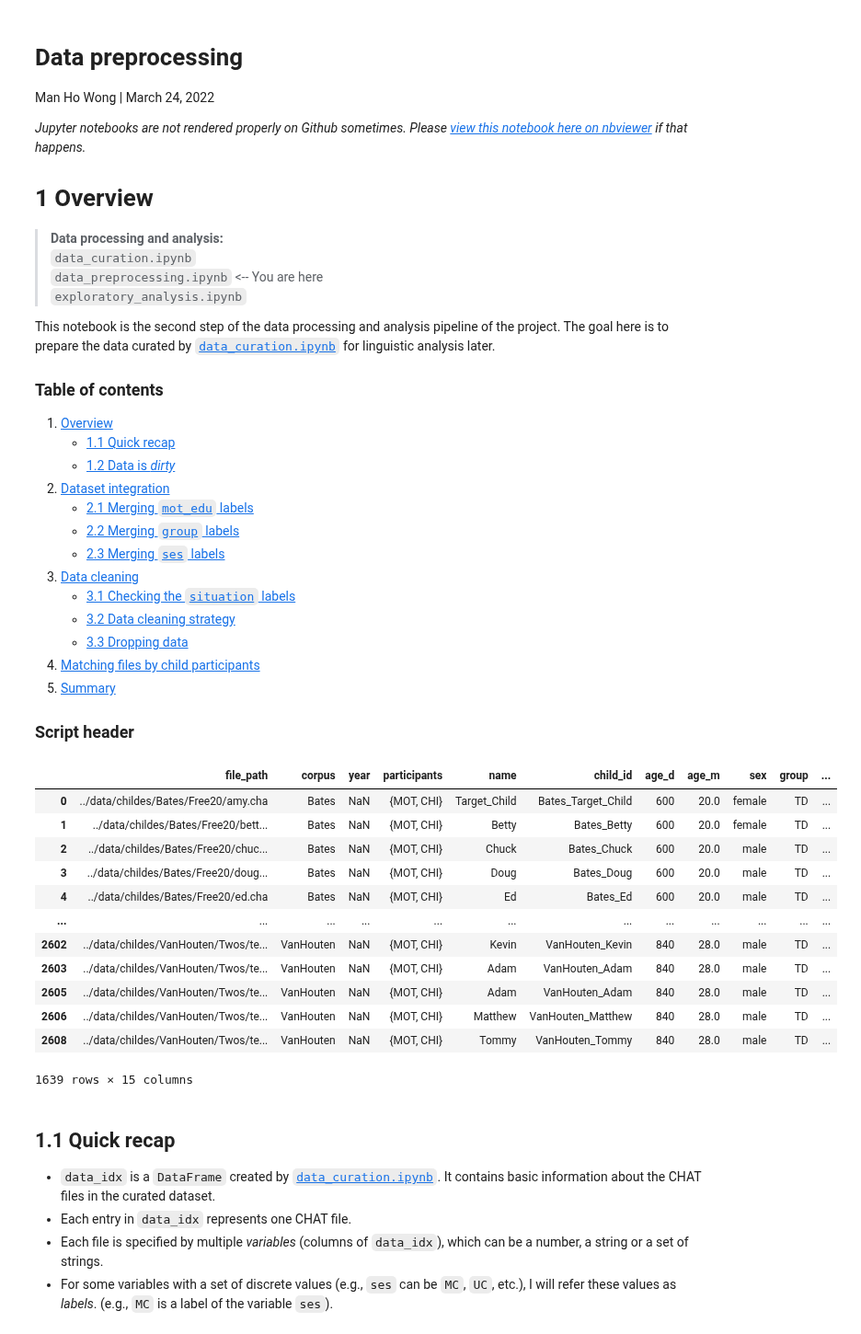
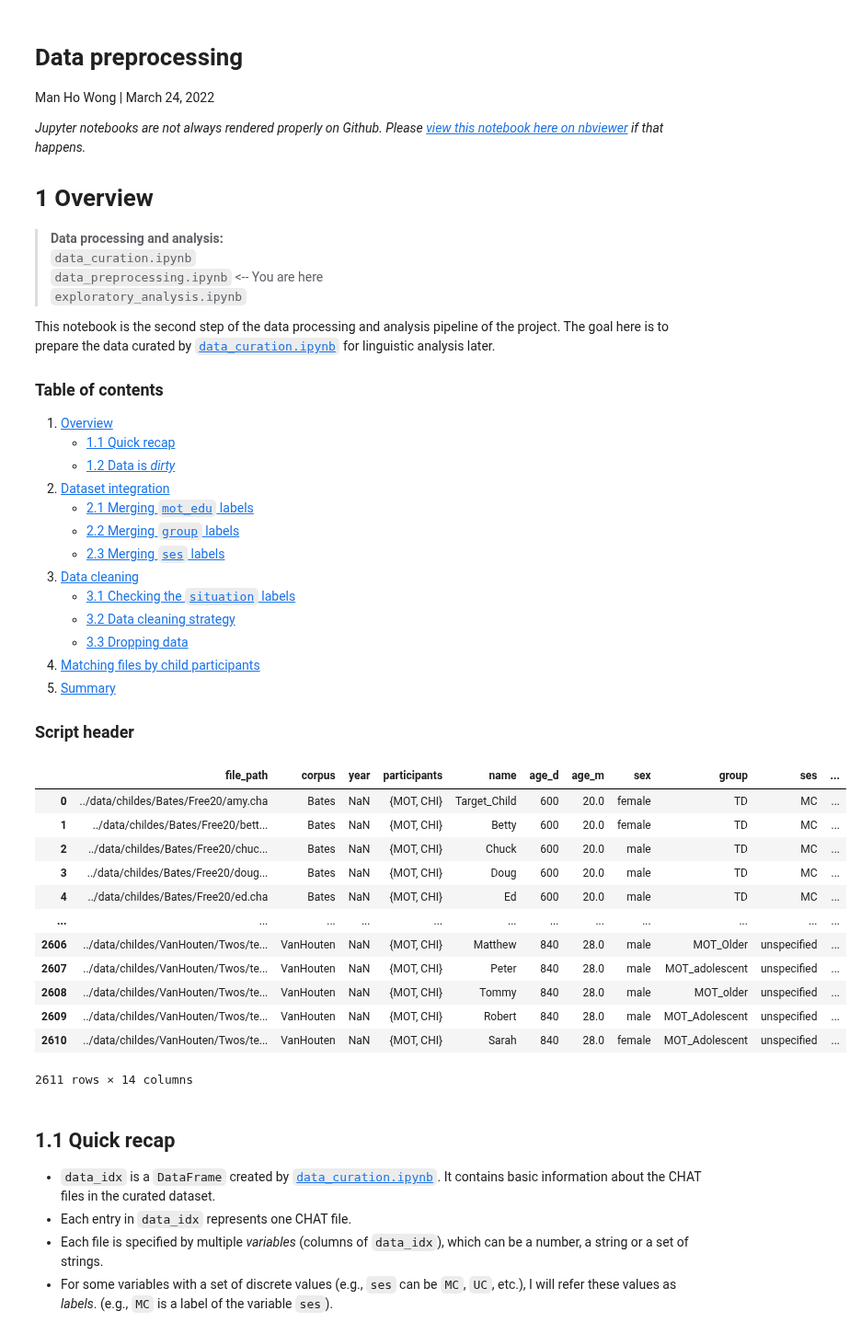
Before and after one commit to Data-Science-for-Linguists-2022/Child-Vocab-Development, a Jupyter notebook: code/data_preprocessing.ipynb, the cells around one changed output. Shown at 92% size. Saved outputs shown, nothing was run; the diff lists cells and outputs as text; code cells hidden in the pictures.

```diff
--- a/code/data_preprocessing.ipynb
+++ b/code/data_preprocessing.ipynb
@@ -3,7 +3,7 @@
 
 Man Ho Wong | March 24, 2022
 
-*Jupyter notebooks are not rendered properly on Github sometimes. Please [view this notebook here on nbviewer](https://nbviewer.org/github/Data-Science-for-Linguists-2022/Child-Vocab-Development/blob/main/code/data_preprocessing.ipynb) if that happens.*
+*Jupyter notebooks are not always rendered properly on Github. Please [view this notebook here on nbviewer](https://nbviewer.org/github/Data-Science-for-Linguists-2022/Child-Vocab-Development/blob/main/code/exploratory_analysis.ipynb) if that happens.*
 
 # 1 Overview
 
@@ -33,50 +33,52 @@ This notebook is the second step of the data processing and analysis pipeline of
 # %%
 # Python libraries and packages required
 from collections import Counter
 import matplotlib.pyplot as plt
 import numpy as np
 import pandas as pd
 import pickle
 import pprint                    # For pretty printing
 import pylangacq                 # For reading CHAT files
-from tqdm import tqdm            # For showing progress bar
 
-# use ggplot style for figures
-plt.style.use('ggplot')
+
+# For showing progress bar
+#   This is useful for estimating the efficiency of the code. You can disable it
+#   by remove tqdm() in the code.
+from tqdm import tqdm
 
 # Unpickle data
-data_idx = pickle.load(open('../data/childes/data_idx.pkl', 'rb'))
+data_idx = pickle.load(open('../data/childes/data_idx_unprocessed.pkl', 'rb'))
 
 # Pretty printing for better readability
 # With this, you can print dict in compact format instead of one item
 #   per line. Items will be in alphabetical order. Nested Dict will be printed
 #   with suitable indentation. It will also print Counter in descending order.
 #   To use this, call cp.pprint()
 cp = pprint.PrettyPrinter(compact=True, sort_dicts=True)
 
 # Function to get all labels of a given variable (e.g. 'mot_edu')
 def get_labels(var):
     labels_by_corpus = {}
     corpus_set = set(data_idx.corpus)
     for c in corpus_set:
         labels_by_corpus[c] = set(data_idx[var][data_idx.corpus==c])
     return labels_by_corpus
 
 data_idx
 # %% [output]
-|  | file_path | corpus | year | participants | name | child_id | age_d | age_m | sex | group | ... |
-| 0 | ../data/childes/Bates/Free20/amy.cha | Bates | NaN | {MOT, CHI} | Target_Child | Bates_Target_Child | 600 | 20.0 | female | TD | ... |
-| 1 | ../data/childes/Bates/Free20/bett... | Bates | NaN | {MOT, CHI} | Betty | Bates_Betty | 600 | 20.0 | female | TD | ... |
-| 2 | ../data/childes/Bates/Free20/chuc... | Bates | NaN | {MOT, CHI} | Chuck | Bates_Chuck | 600 | 20.0 | male | TD | ... |
-| 3 | ../data/childes/Bates/Free20/doug... | Bates | NaN | {MOT, CHI} | Doug | Bates_Doug | 600 | 20.0 | male | TD | ... |
-| 4 | ../data/childes/Bates/Free20/ed.cha | Bates | NaN | {MOT, CHI} | Ed | Bates_Ed | 600 | 20.0 | male | TD | ... |
+|  | file_path | corpus | year | participants | name | age_d | age_m | sex | group | ses | ... |
+| 0 | ../data/childes/Bates/Free20/amy.cha | Bates | NaN | {MOT, CHI} | Target_Child | 600 | 20.0 | female | TD | MC | ... |
+| 1 | ../data/childes/Bates/Free20/bett... | Bates | NaN | {MOT, CHI} | Betty | 600 | 20.0 | female | TD | MC | ... |
+| 2 | ../data/childes/Bates/Free20/chuc... | Bates | NaN | {MOT, CHI} | Chuck | 600 | 20.0 | male | TD | MC | ... |
+| 3 | ../data/childes/Bates/Free20/doug... | Bates | NaN | {MOT, CHI} | Doug | 600 | 20.0 | male | TD | MC | ... |
+| 4 | ../data/childes/Bates/Free20/ed.cha | Bates | NaN | {MOT, CHI} | Ed | 600 | 20.0 | male | TD | MC | ... |
 | ... | ... | ... | ... | ... | ... | ... | ... | ... | ... | ... | ... |
-| 2602 | ../data/childes/VanHouten/Twos/te... | VanHouten | NaN | {MOT, CHI} | Kevin | VanHouten_Kevin | 840 | 28.0 | male | TD | ... |
-| 2603 | ../data/childes/VanHouten/Twos/te... | VanHouten | NaN | {MOT, CHI} | Adam | VanHouten_Adam | 840 | 28.0 | male | TD | ... |
-| 2605 | ../data/childes/VanHouten/Twos/te... | VanHouten | NaN | {MOT, CHI} | Adam | VanHouten_Adam | 840 | 28.0 | male | TD | ... |
-| 2606 | ../data/childes/VanHouten/Twos/te... | VanHouten | NaN | {MOT, CHI} | Matthew | VanHouten_Matthew | 840 | 28.0 | male | TD | ... |
-| 2608 | ../data/childes/VanHouten/Twos/te... | VanHouten | NaN | {MOT, CHI} | Tommy | VanHouten_Tommy | 840 | 28.0 | male | TD | ... |
+| 2606 | ../data/childes/VanHouten/Twos/te... | VanHouten | NaN | {MOT, CHI} | Matthew | 840 | 28.0 | male | MOT_Older | unspecified | ... |
+| 2607 | ../data/childes/VanHouten/Twos/te... | VanHouten | NaN | {MOT, CHI} | Peter | 840 | 28.0 | male | MOT_adolescent | unspecified | ... |
+| 2608 | ../data/childes/VanHouten/Twos/te... | VanHouten | NaN | {MOT, CHI} | Tommy | 840 | 28.0 | male | MOT_older | unspecified | ... |
+| 2609 | ../data/childes/VanHouten/Twos/te... | VanHouten | NaN | {MOT, CHI} | Robert | 840 | 28.0 | male | MOT_Adolescent | unspecified | ... |
+| 2610 | ../data/childes/VanHouten/Twos/te... | VanHouten | NaN | {MOT, CHI} | Sarah | 840 | 28.0 | female | MOT_Adolescent | unspecified | ... |
-1639 rows × 15 columns
+2611 rows × 14 columns
 # %% [markdown]
 
 ## 1.1 Quick recap
```
Also changed, not shown: parts of 15 cells of this notebook.
